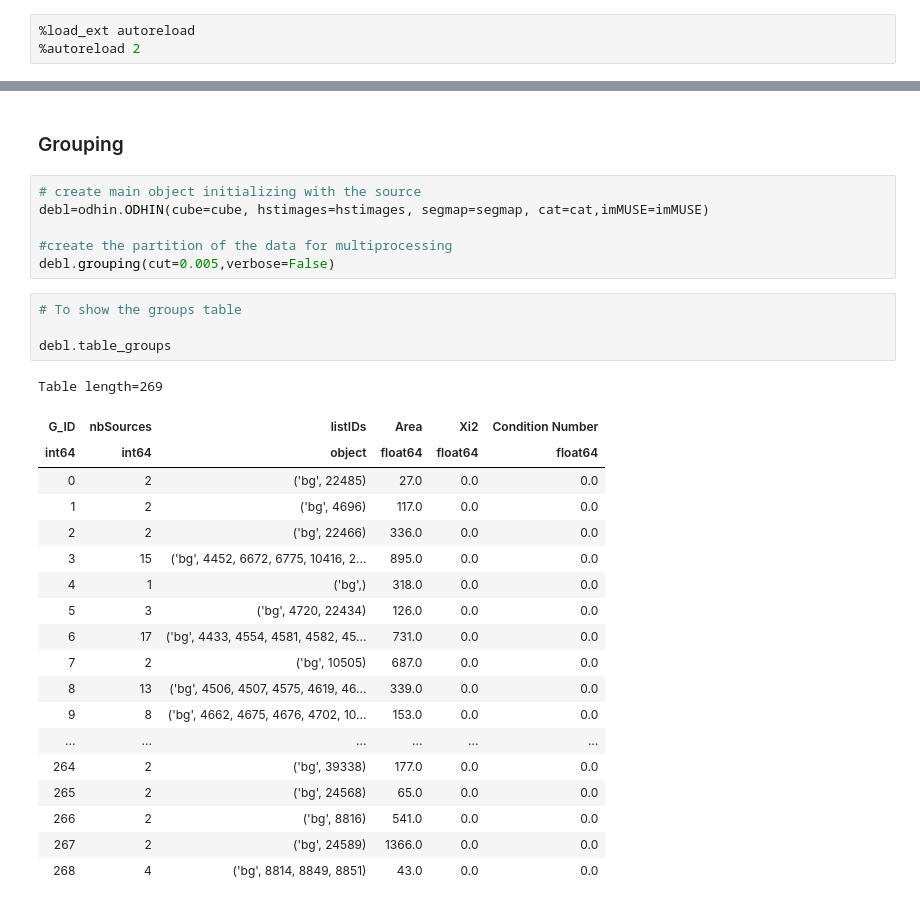
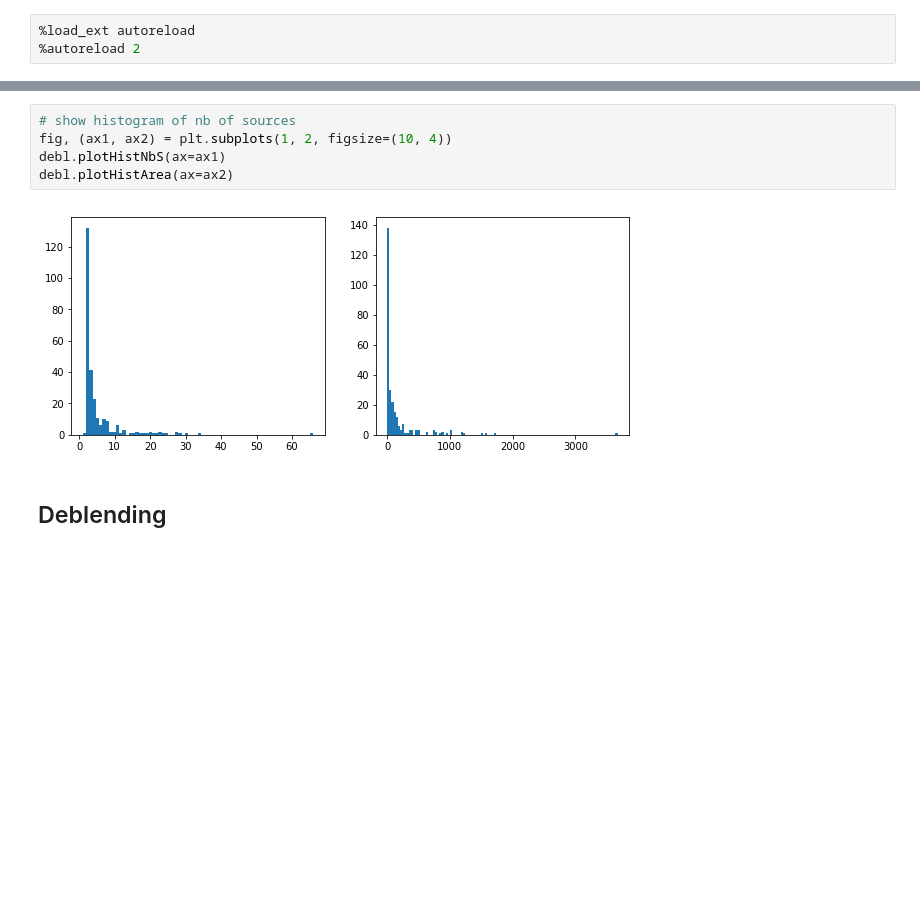
Before and after one commit to musevlt/odhin, a Jupyter notebook: notebooks/Example Odhin v2.ipynb, the cells around one changed output, grey strips where cells are left out. Saved outputs shown, nothing was run; the diff lists cells and outputs as text; blank space fills up the shorter version.

```diff
--- a/notebooks/Example Odhin v2.ipynb
+++ b/notebooks/Example Odhin v2.ipynb
@@ -70,32 +80,9 @@ WARNING: MpdafUnitsWarning: Error parsing the BUNIT: 'ELECTRONS/S' did not parse
+# %%
+# show histogram of nb of sources
+fig, (ax1, ax2) = plt.subplots(1, 2, figsize=(10, 4))
+debl.plotHistNbS(ax=ax1)
+debl.plotHistArea(ax=ax2)
+# %% [output]
+[figure, added]
 # %% [markdown]
-### Grouping
+## Deblending
-# %%
-# create main object initializing with the source
-debl=odhin.ODHIN(cube=cube, hstimages=hstimages, segmap=segmap, cat=cat,imMUSE=imMUSE)
-
-#create the partition of the data for multiprocessing
-debl.grouping(cut=0.005,verbose=False)
-# %%
-# To show the groups table
-
-debl.table_groups
-# %% [output]
-Table length=269
-| G_ID | nbSources | listIDs | Area | Xi2 | Condition Number |
-| int64 | int64 | object | float64 | float64 | float64 |
-| 0 | 2 | ('bg', 22485) | 27.0 | 0.0 | 0.0 |
-| 1 | 2 | ('bg', 4696) | 117.0 | 0.0 | 0.0 |
-| 2 | 2 | ('bg', 22466) | 336.0 | 0.0 | 0.0 |
-| 3 | 15 | ('bg', 4452, 6672, 6775, 10416, 2... | 895.0 | 0.0 | 0.0 |
-| 4 | 1 | ('bg',) | 318.0 | 0.0 | 0.0 |
-| 5 | 3 | ('bg', 4720, 22434) | 126.0 | 0.0 | 0.0 |
-| 6 | 17 | ('bg', 4433, 4554, 4581, 4582, 45... | 731.0 | 0.0 | 0.0 |
-| 7 | 2 | ('bg', 10505) | 687.0 | 0.0 | 0.0 |
-| 8 | 13 | ('bg', 4506, 4507, 4575, 4619, 46... | 339.0 | 0.0 | 0.0 |
-| 9 | 8 | ('bg', 4662, 4675, 4676, 4702, 10... | 153.0 | 0.0 | 0.0 |
-| ... | ... | ... | ... | ... | ... |
-| 264 | 2 | ('bg', 39338) | 177.0 | 0.0 | 0.0 |
-| 265 | 2 | ('bg', 24568) | 65.0 | 0.0 | 0.0 |
-| 266 | 2 | ('bg', 8816) | 541.0 | 0.0 | 0.0 |
-| 267 | 2 | ('bg', 24589) | 1366.0 | 0.0 | 0.0 |
-| 268 | 4 | ('bg', 8814, 8849, 8851) | 43.0 | 0.0 | 0.0 |
```
Also changed, not shown: parts of 31 cells of this notebook.
